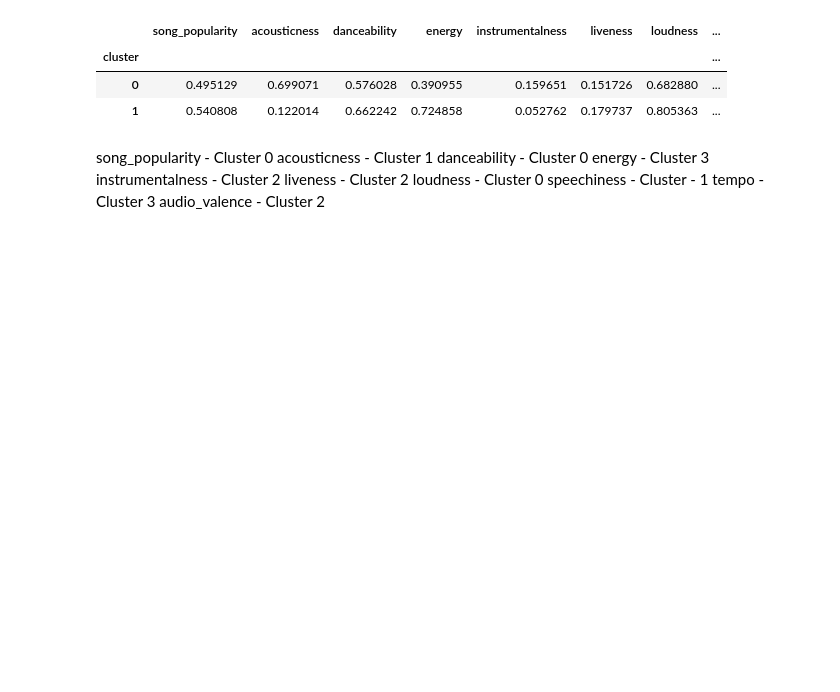
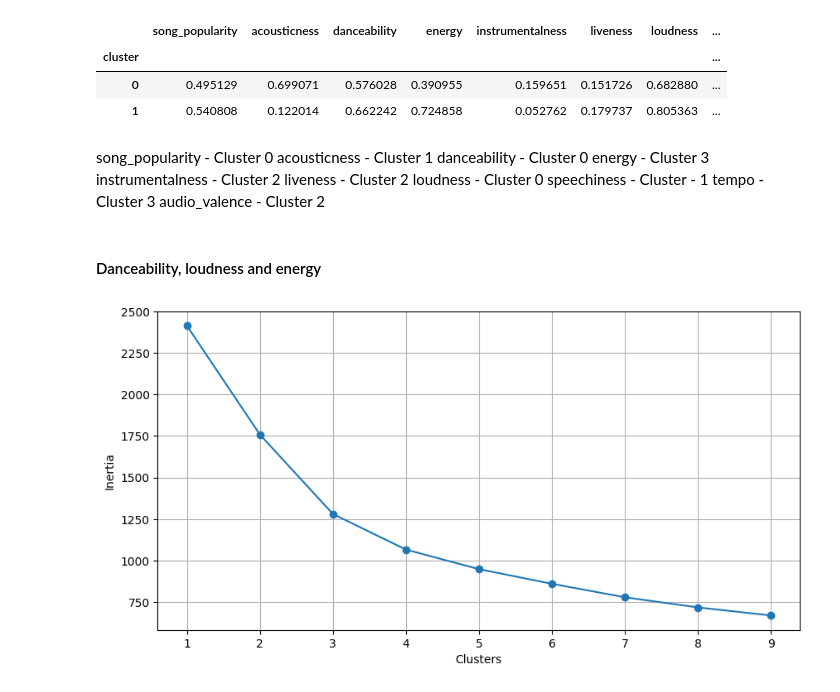
Before and after one commit to RiannDelaCruz/ML_miniproject, a Jupyter notebook: delacruz_dosado_fortaleza.ipynb, the cells around one changed output. Saved outputs shown, nothing was run; the diff lists cells and outputs as text; code cells hidden in the pictures; blank space fills up the shorter version.

```diff
--- a/delacruz_dosado_fortaleza.ipynb
+++ b/delacruz_dosado_fortaleza.ipynb
@@ -201,16 +212,18 @@ plt.show()
 # %%
 # Training and Predicting
-kmeans_model = KMeans(n_clusters=2, random_state=0).fit(y_std)
-preds = kmeans_model.predict(y_std)
+kmeans_all = KMeans(n_clusters=2, random_state=0).fit(y_std)
+preds = kmeans_all.predict(y_std)
 
+y_std_copy = y_std.copy()
 # Adding predictions to dataframe
-y_std['cluster'] = preds
+y_std_copy['cluster'] = preds
 
 # Grouping clusters to see the averages
-cluster = y_std \
+cluster = y_std_copy \
     .groupby('cluster') \
     .agg('mean')
-cluster.head()
+cluster.style.highlight_max(color='lightgreen')
+#cluster.head()
 # %% [output]
 |  | song_popularity | acousticness | danceability | energy | instrumentalness | liveness | loudness | ... |
 | cluster |  |  |  |  |  |  |  | ... |
@@ -227,3 +240,11 @@ loudness - Cluster 0
 speechiness - Cluster - 1
 tempo - Cluster 3
 audio_valence - Cluster 2
+# %% [markdown]
+#### Danceability, loudness and energy
+# %%
+# Select the features to use for clustering
+X = y_std[['song_popularity','danceability', 'loudness', 'energy']]
+optimise_k(X, 10)
+# %% [output]
+[figure, added]
```
Also changed, not shown: parts of 36 cells of this notebook, 1 other file.
